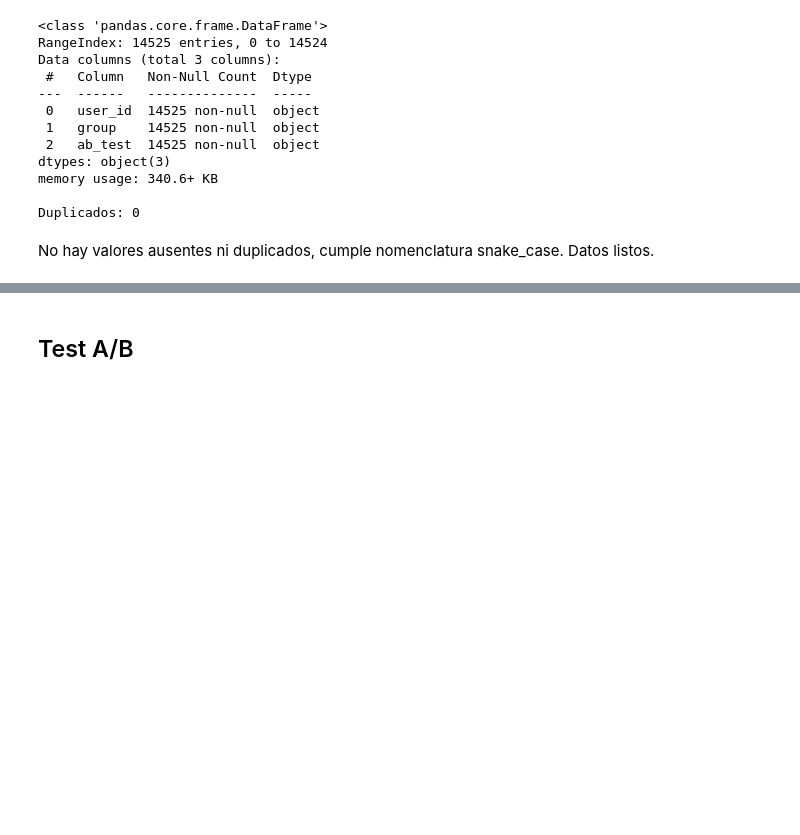
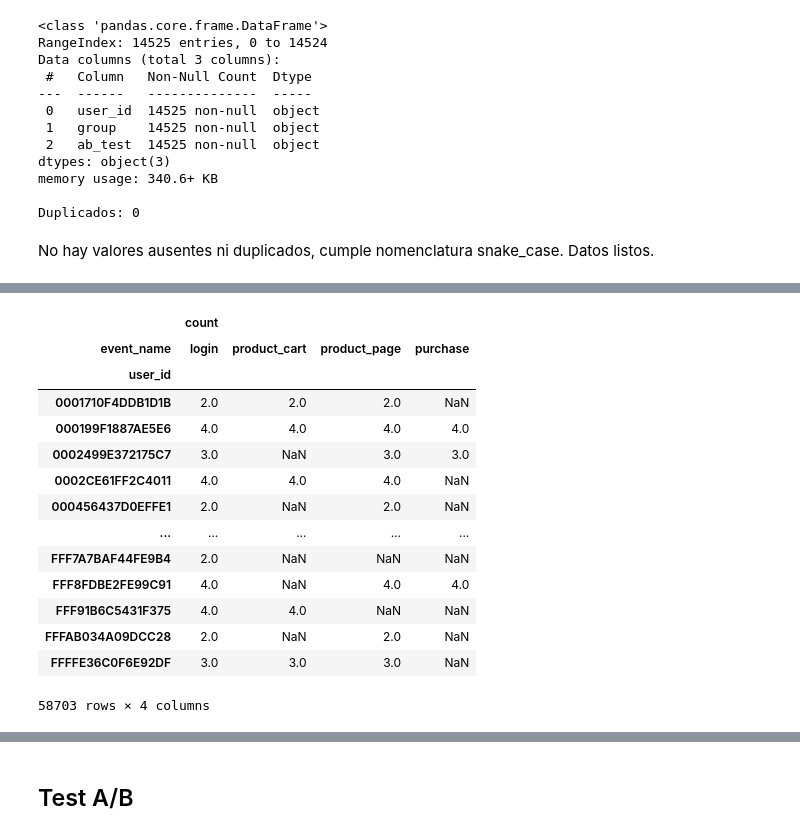
Before and after one commit to ScinDBad/DA_proyecto_final, a Jupyter notebook: test_ab.ipynb, the cells around one changed output, grey strips where cells are left out. Drawn from its saved outputs; the diff is of its cells as text; code cells hidden in the pictures; blank space fills up the shorter version.

```diff
--- a/test_ab.ipynb
+++ b/test_ab.ipynb
@@ -234,0 +302,3 @@ No hay valores ausentes ni duplicados, cumple nomenclatura snake_case. Datos lis
+# %%
+user_events = events.groupby('user_id')['event_name'].value_counts().reset_index()
+user_events
@@ -234,0 +336,21 @@ No hay valores ausentes ni duplicados, cumple nomenclatura snake_case. Datos lis
+# %%
+
+# obtener una pivot table para cuantificar etapas por usuario
+user_events_pivot = pd.pivot_table(data=user_events, index='user_id', columns='event_name', aggfunc='sum')
+user_events_pivot
+# %% [output]
+|  | count |  |  |  |
+| event_name | login | product_cart | product_page | purchase |
+| user_id |  |  |  |  |
+| 0001710F4DDB1D1B | 2.0 | 2.0 | 2.0 | NaN |
+| 000199F1887AE5E6 | 4.0 | 4.0 | 4.0 | 4.0 |
+| 0002499E372175C7 | 3.0 | NaN | 3.0 | 3.0 |
+| 0002CE61FF2C4011 | 4.0 | 4.0 | 4.0 | NaN |
+| 000456437D0EFFE1 | 2.0 | NaN | 2.0 | NaN |
+| ... | ... | ... | ... | ... |
+| FFF7A7BAF44FE9B4 | 2.0 | NaN | NaN | NaN |
+| FFF8FDBE2FE99C91 | 4.0 | NaN | 4.0 | 4.0 |
+| FFF91B6C5431F375 | 4.0 | 4.0 | NaN | NaN |
+| FFFAB034A09DCC28 | 2.0 | NaN | 2.0 | NaN |
+| FFFFE36C0F6E92DF | 3.0 | 3.0 | 3.0 | NaN |
+58703 rows × 4 columns
```
Also changed, not shown: parts of 24 cells of this notebook.
